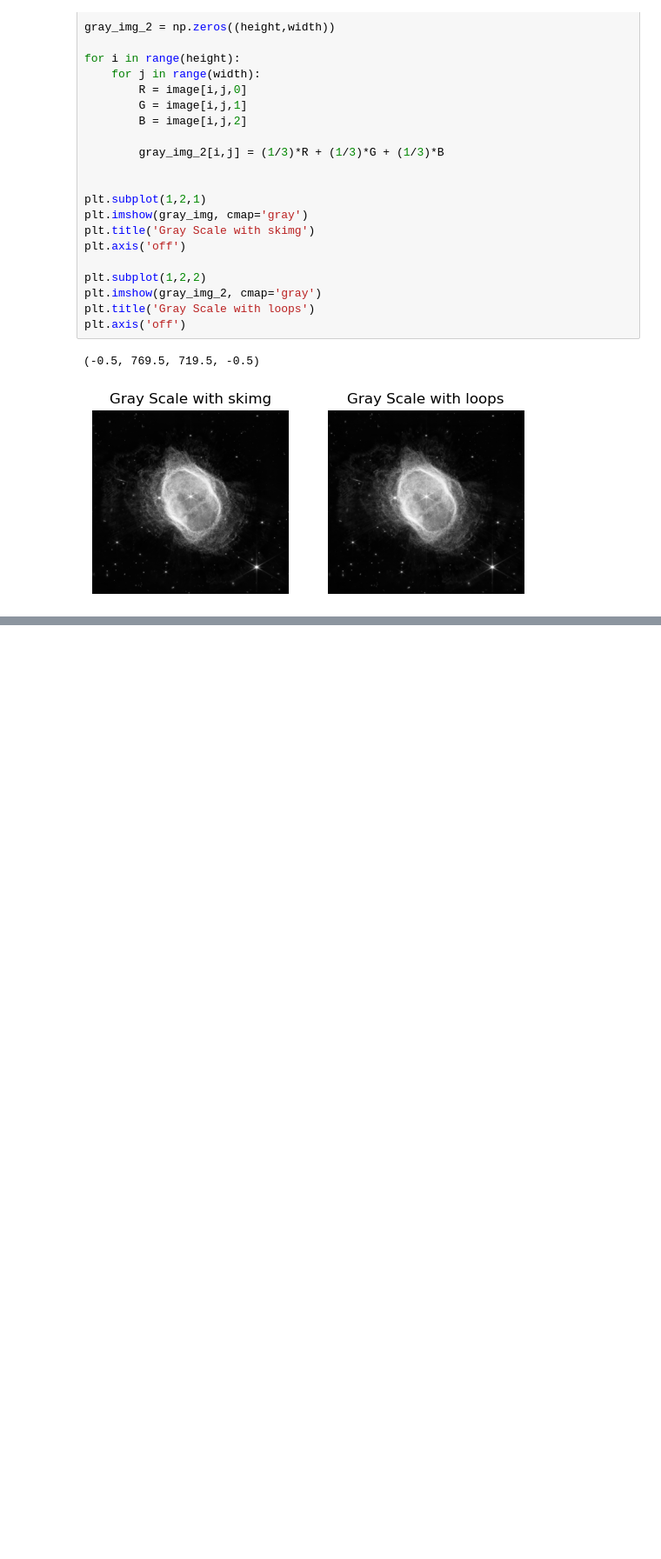
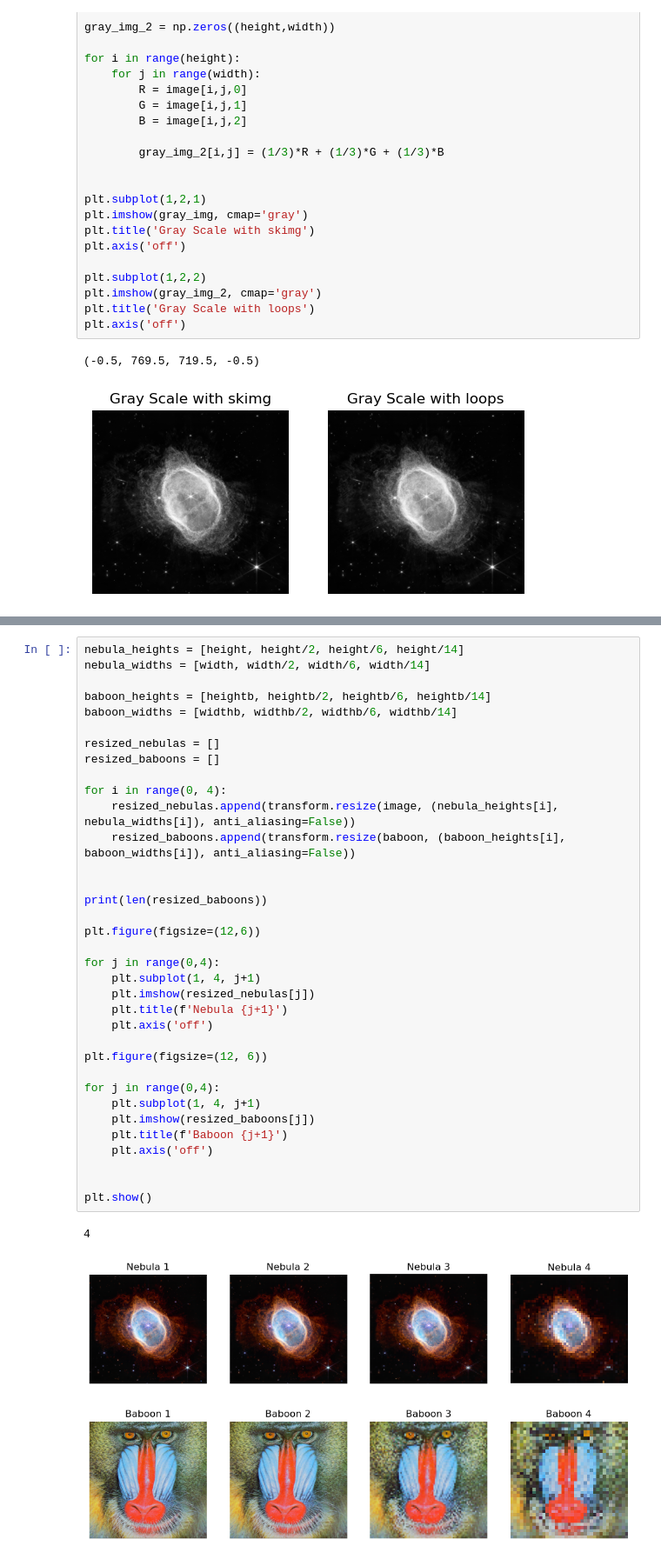
Before and after one commit to mahteus-sanches/natural_artificial_vision, a Jupyter notebook: skimg_learning.ipynb, the cells around one changed output, grey strips where cells are left out. Shown at 87% size. Saved outputs shown, nothing was run; the diff lists cells and outputs as text; blank space fills up the shorter version.

```diff
--- a/skimg_learning.ipynb
+++ b/skimg_learning.ipynb
@@ -141 +167,40 @@ plt.axis('off')
 [figure]
+# %%
+nebula_heights = [height, height/2, height/6, height/14]
+nebula_widths = [width, width/2, width/6, width/14]
+
+baboon_heights = [heightb, heightb/2, heightb/6, heightb/14]
+baboon_widths = [widthb, widthb/2, widthb/6, widthb/14]
+
+resized_nebulas = []
+resized_baboons = []
+
+for i in range(0, 4):
+    resized_nebulas.append(transform.resize(image, (nebula_heights[i], nebula_widths[i]), anti_aliasing=False))
+    resized_baboons.append(transform.resize(baboon, (baboon_heights[i], baboon_widths[i]), anti_aliasing=False))
+
+
+print(len(resized_baboons))
+
+plt.figure(figsize=(12,6))
+
+for j in range(0,4):
+    plt.subplot(1, 4, j+1)
+    plt.imshow(resized_nebulas[j])
+    plt.title(f'Nebula {j+1}')
+    plt.axis('off')
+
+plt.figure(figsize=(12, 6))
+
+for j in range(0,4):
+    plt.subplot(1, 4, j+1)
+    plt.imshow(resized_baboons[j])
+    plt.title(f'Baboon {j+1}')
+    plt.axis('off')
+
+
+plt.show()
+# %% [output]
+4
+[figure, added]
+[figure, added]
```
Also changed, not shown: parts of 5 cells of this notebook.
